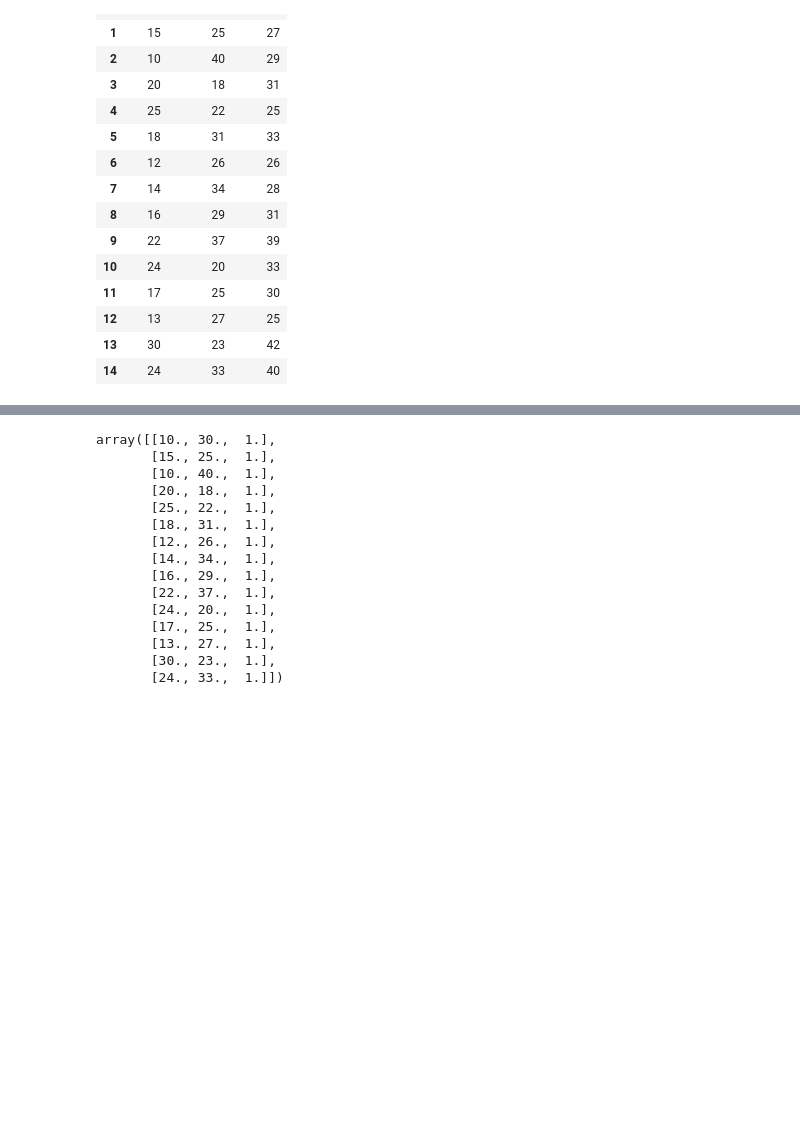
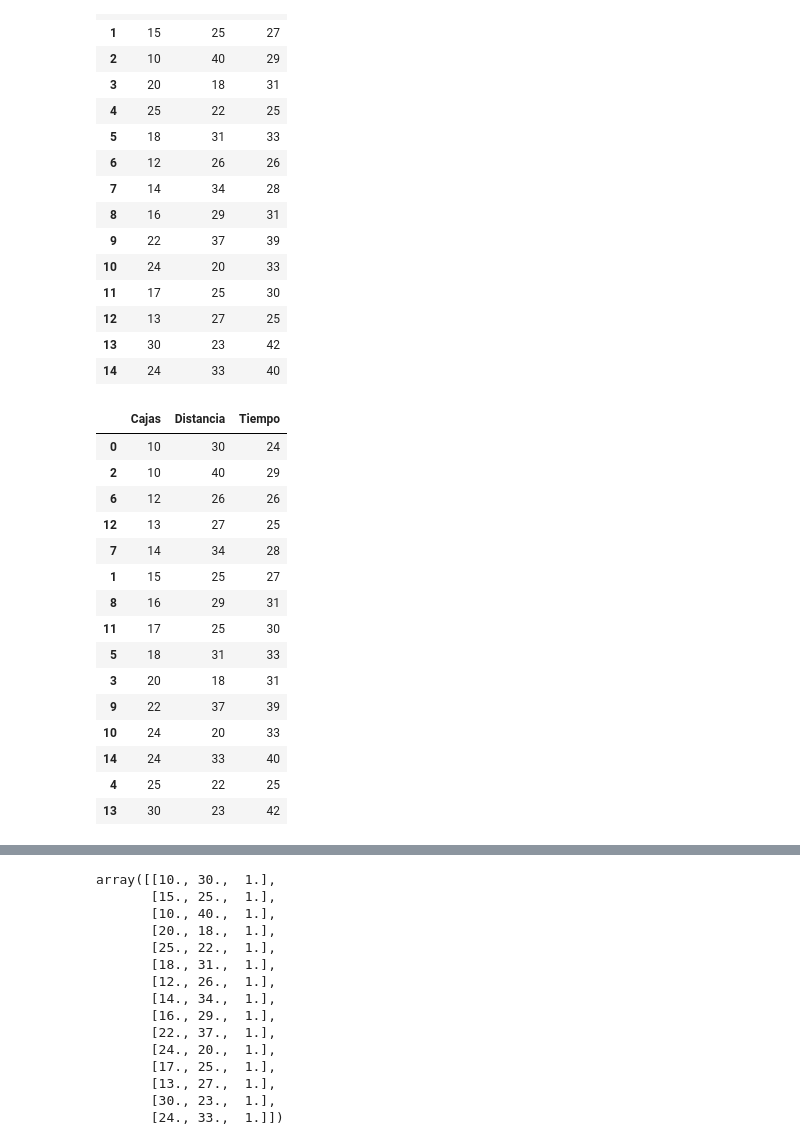
Before and after one commit to prausela/regressions, a Jupyter notebook: beers.ipynb, the cells around one changed output, grey strips where cells are left out. Cells and saved outputs as stored; diff of their text form; code cells hidden in the pictures; blank space fills up the shorter version.

```diff
--- a/beers.ipynb
+++ b/beers.ipynb
@@ -27,3 +27,23 @@ beers_df
 | 12 | 13 | 27 | 25 |
 | 13 | 30 | 23 | 42 |
 | 14 | 24 | 33 | 40 |
+# %%
+beers_df_ordered_cajas = beers_df.sort_values(by="Cajas")
+beers_df_ordered_cajas
+# %% [output]
+|  | Cajas | Distancia | Tiempo |
+| 0 | 10 | 30 | 24 |
+| 2 | 10 | 40 | 29 |
+| 6 | 12 | 26 | 26 |
+| 12 | 13 | 27 | 25 |
+| 7 | 14 | 34 | 28 |
+| 1 | 15 | 25 | 27 |
+| 8 | 16 | 29 | 31 |
+| 11 | 17 | 25 | 30 |
+| 5 | 18 | 31 | 33 |
+| 3 | 20 | 18 | 31 |
+| 9 | 22 | 37 | 39 |
+| 10 | 24 | 20 | 33 |
+| 14 | 24 | 33 | 40 |
+| 4 | 25 | 22 | 25 |
+| 13 | 30 | 23 | 42 |
```
Also changed, not shown: parts of 9 cells of this notebook.
